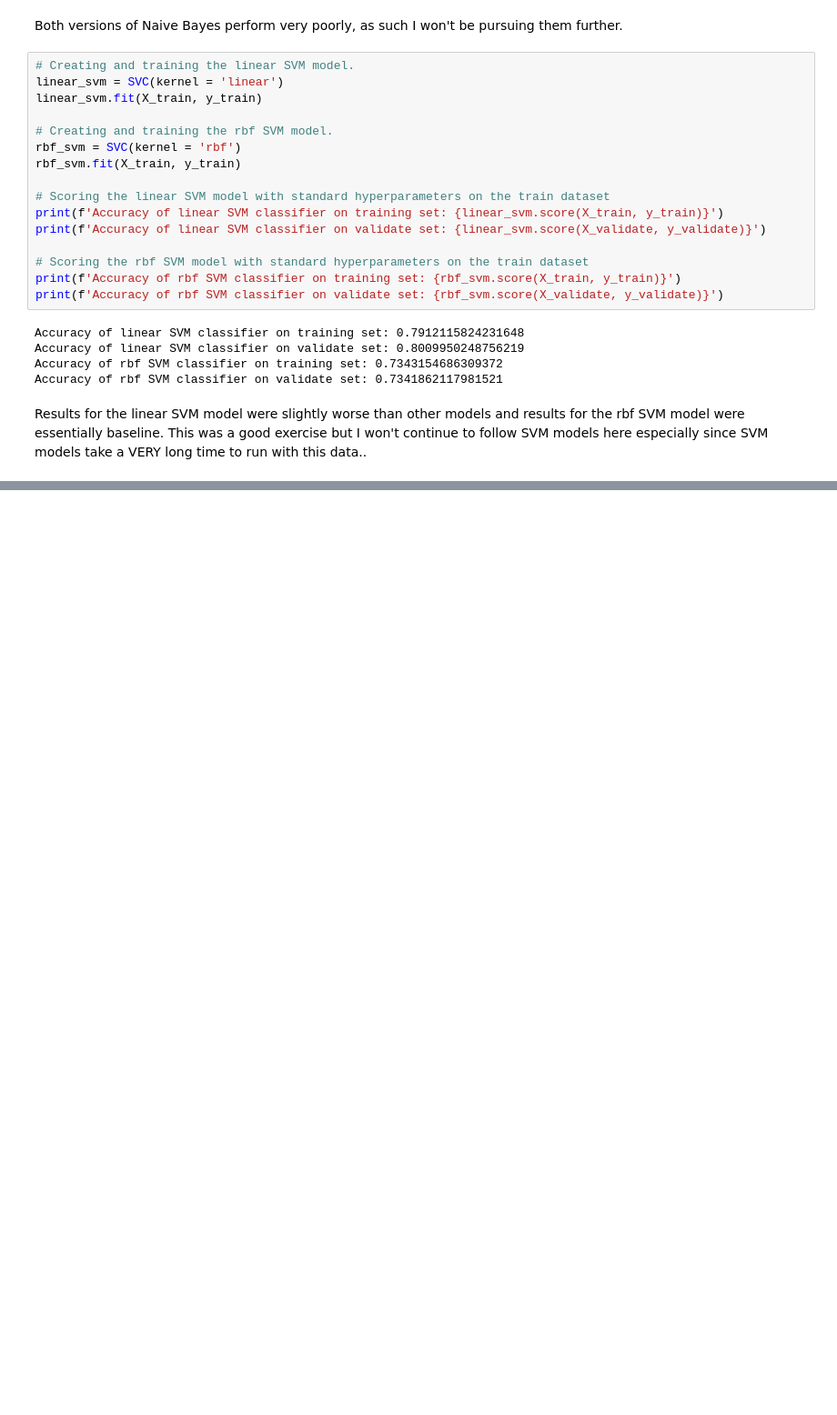
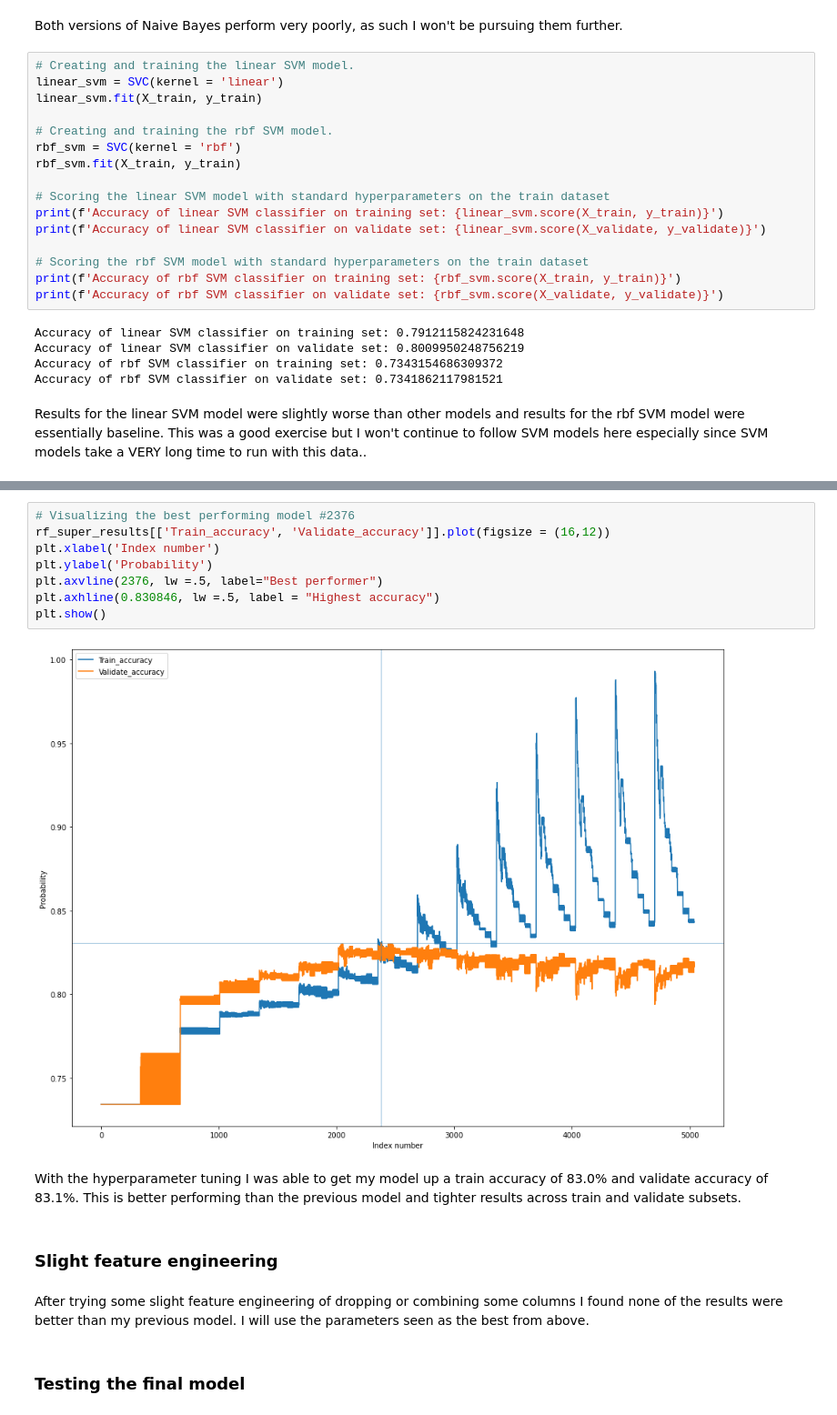
Before and after one commit to AndrewRachuig/telco_classification_project, a Jupyter notebook: final_report_telco_churn.ipynb, the cells around one changed output, grey strips where cells are left out. Shown: that part at 91% size. Cells and saved outputs as stored; diff of their text form; blank space fills up the shorter version.

```diff
--- a/final_report_telco_churn.ipynb
+++ b/final_report_telco_churn.ipynb
@@ -705,0 +681,18 @@ rf_super_results = pd.read_csv('rf_super_results.csv')
+# %%
+# Visualizing the best performing model #2376
+rf_super_results[['Train_accuracy', 'Validate_accuracy']].plot(figsize = (16,12))
+plt.xlabel('Index number')
+plt.ylabel('Probability')
+plt.axvline(2376, lw =.5, label="Best performer")
+plt.axhline(0.830846, lw =.5, label = "Highest accuracy")
+plt.show()
+# %% [output]
+[figure, added]
+# %% [markdown]
+With the hyperparameter tuning I was able to get my model up a train accuracy of 83.0% and validate accuracy of 83.1%. This is better performing than the previous model and tighter results across train and validate subsets.
+# %% [markdown]
+### Slight feature engineering
+# %% [markdown]
+After trying some slight feature engineering of dropping or combining some columns I found none of the results were better than my previous model. I will use the parameters seen as the best from above.
+# %% [markdown]
+### Testing the final model
```
Also changed, not shown: parts of 36 cells of this notebook.
